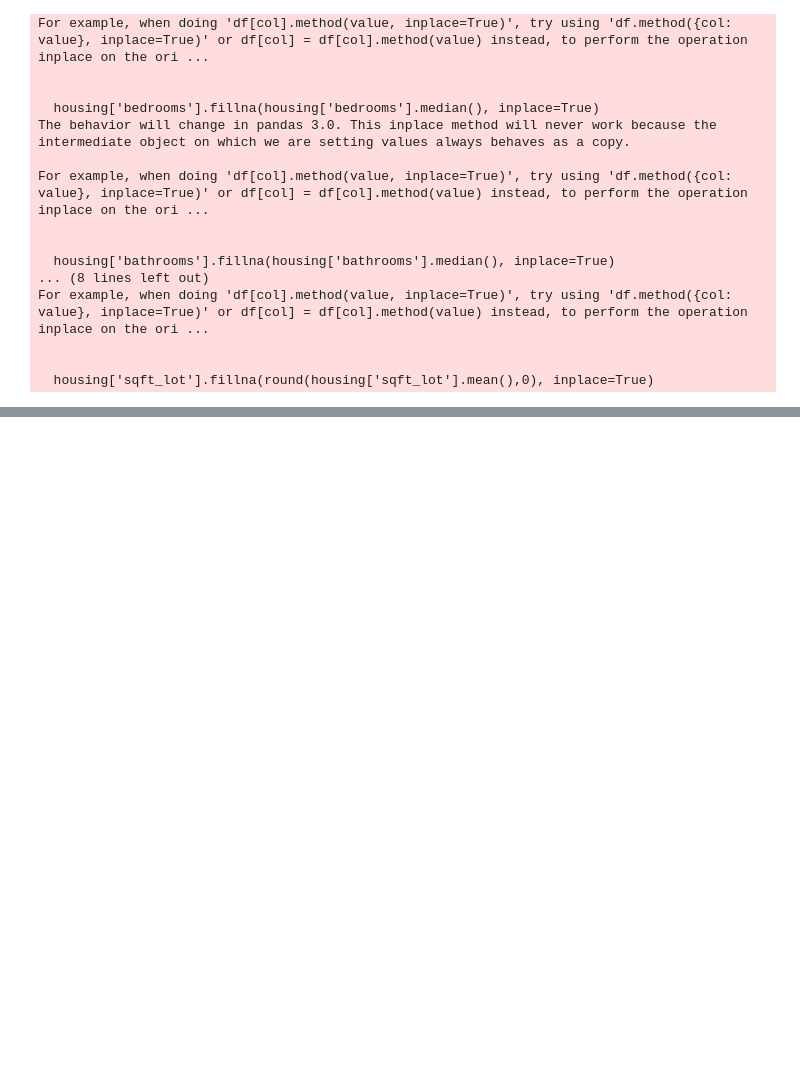
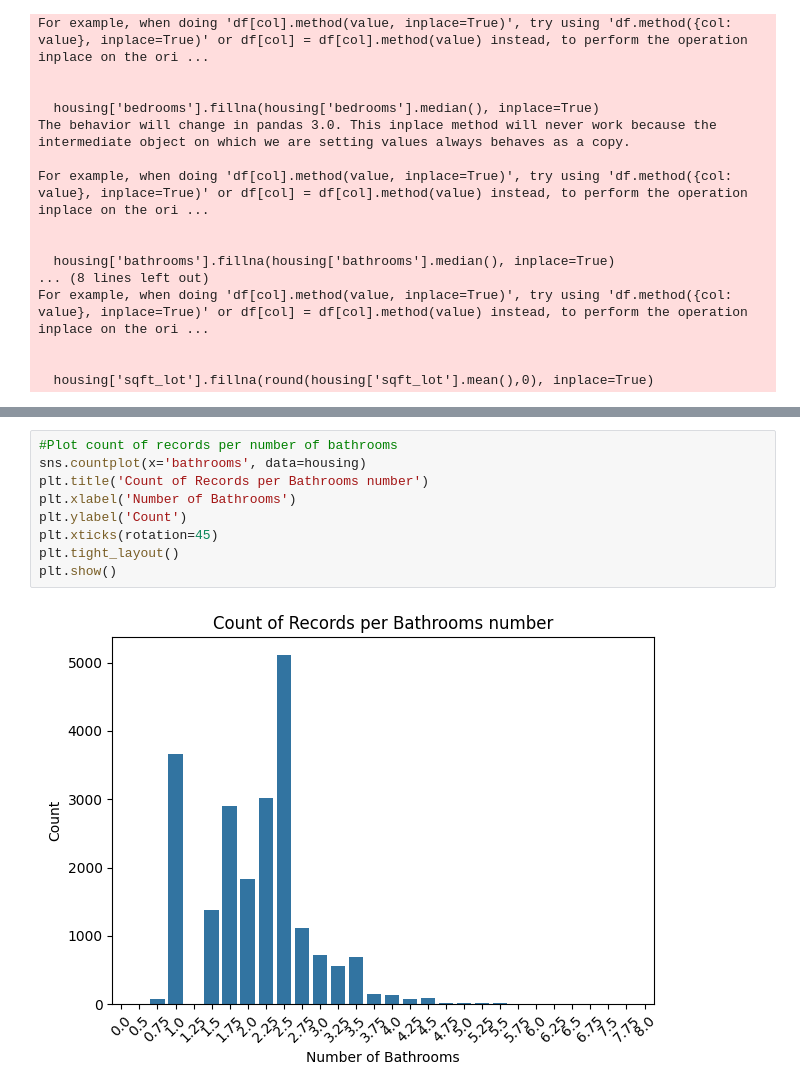
Before and after one commit to jss6071/dscprogrammingfinalproject, a Jupyter notebook: HousingFinalProject.ipynb, the cells around one changed output, grey strips where cells are left out. Saved outputs shown, nothing was run; the diff lists cells and outputs as text; blank space fills up the shorter version.

```diff
--- a/HousingFinalProject.ipynb
+++ b/HousingFinalProject.ipynb
@@ -94,0 +104,11 @@ For example, when doing 'df[col].method(value, inplace=True)', try using 'df.met
+# %%
+#Plot count of records per number of bathrooms
+sns.countplot(x='bathrooms', data=housing)
+plt.title('Count of Records per Bathrooms number')
+plt.xlabel('Number of Bathrooms')
+plt.ylabel('Count')
+plt.xticks(rotation=45)
+plt.tight_layout()
+plt.show()
+# %% [output]
+[figure, added]
```
Also changed, not shown: parts of 7 cells of this notebook.
